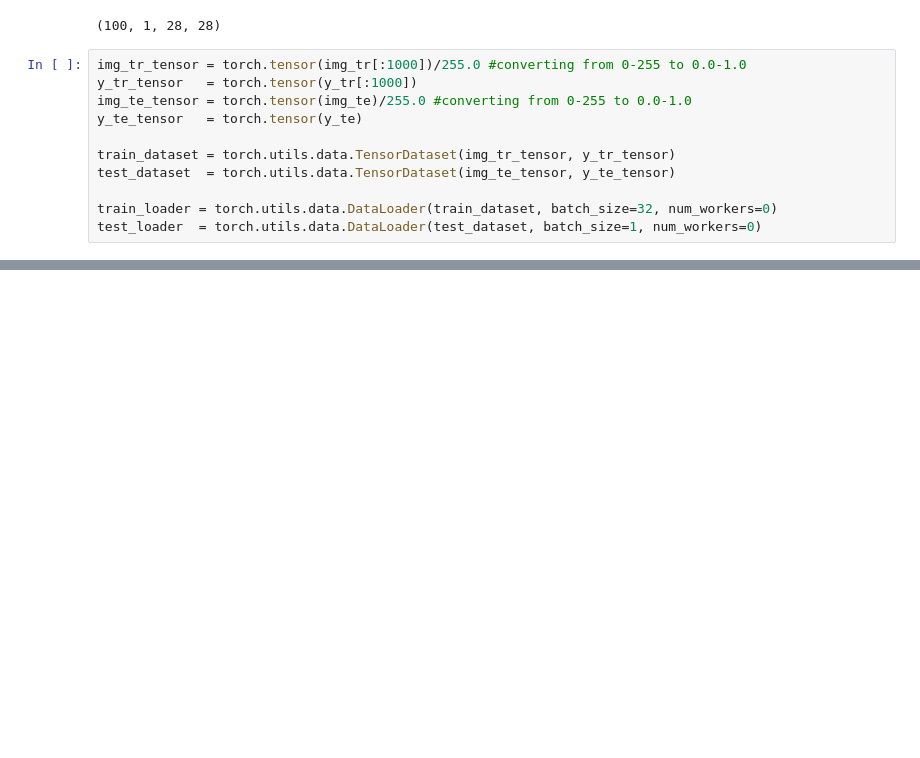
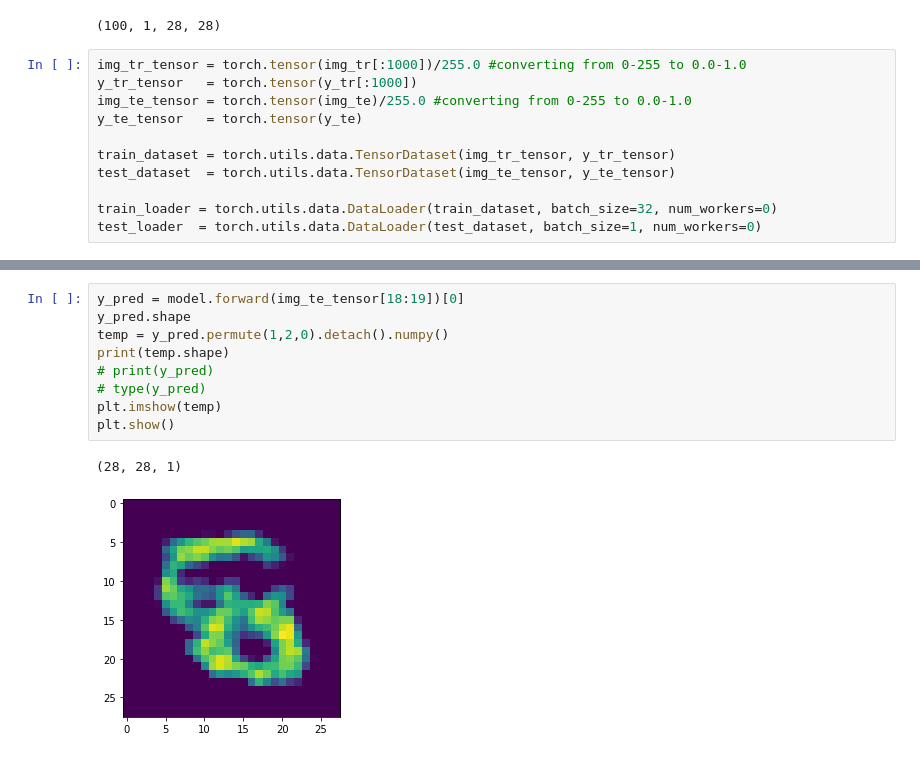
Before and after one commit to vdivakar/mnistMuddle, a Jupyter notebook: model.ipynb, the cells around one changed output, grey strips where cells are left out. Drawn from its saved outputs; the diff is of its cells as text; blank space fills up the shorter version.

```diff
--- a/model.ipynb
+++ b/model.ipynb
@@ -205,0 +197,12 @@ Epoch: 9         Training Loss: 109.55494278669357
+# %%
+y_pred = model.forward(img_te_tensor[18:19])[0]
+y_pred.shape
+temp = y_pred.permute(1,2,0).detach().numpy()
+print(temp.shape)
+# print(y_pred)
+# type(y_pred)
+plt.imshow(temp)
+plt.show()
+# %% [output]
+(28, 28, 1)
+[figure, added]
```
Also changed, not shown: parts of 7 cells of this notebook.
